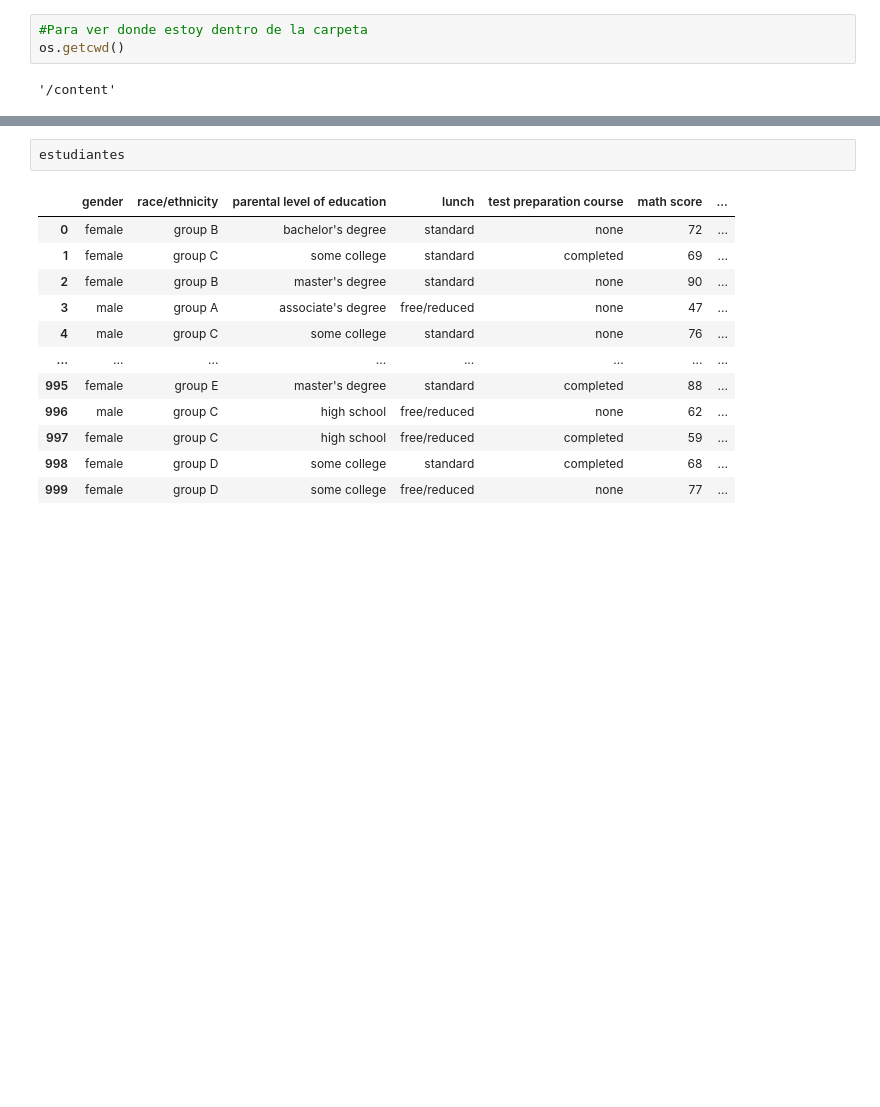
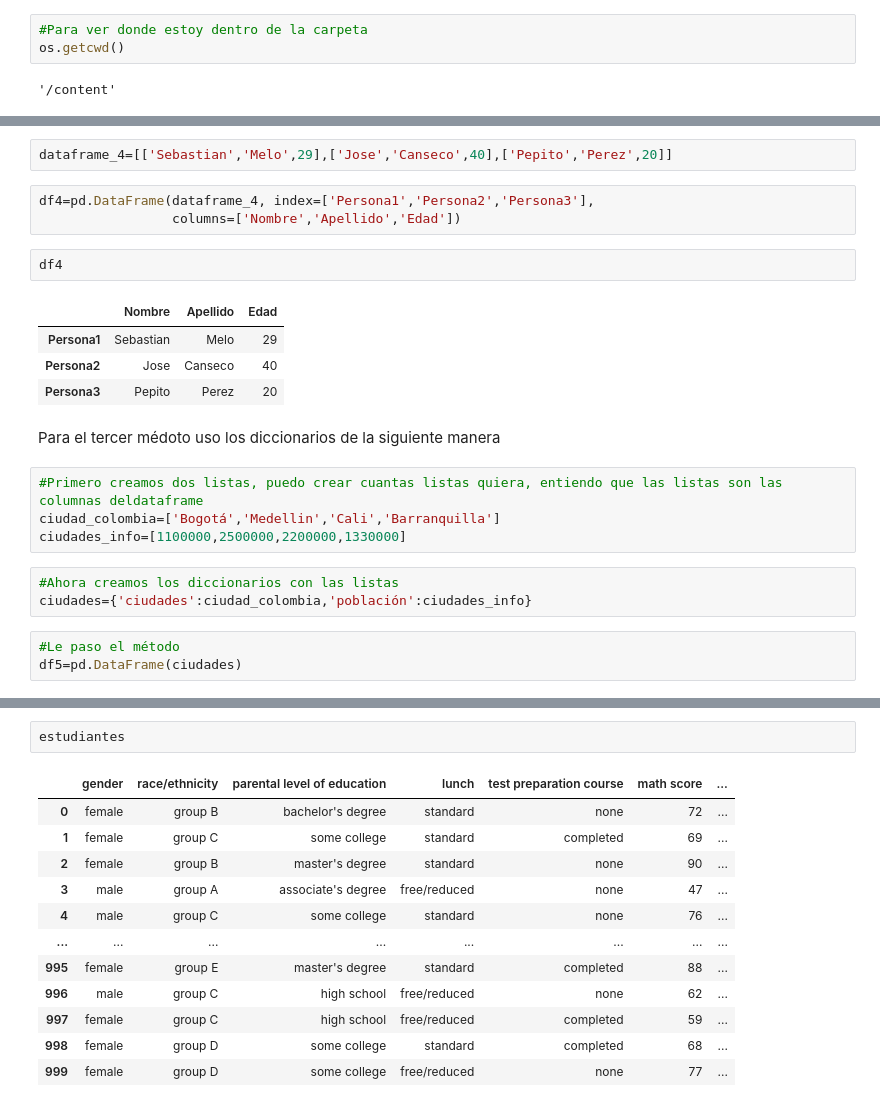
Before and after one commit to nomo82/python, a Jupyter notebook: Python_2.ipynb, the cells around one changed output, grey strips where cells are left out. Cells and saved outputs as stored; diff of their text form; blank space fills up the shorter version.

```diff
--- a/Python_2.ipynb
+++ b/Python_2.ipynb
@@ -158,0 +75,24 @@ estudiantes=pd.read_csv("/content/drive/MyDrive/StudentsPerformance (1) (1).csv"
+# %%
+dataframe_4=[['Sebastian','Melo',29],['Jose','Canseco',40],['Pepito','Perez',20]]
+# %%
+df4=pd.DataFrame(dataframe_4, index=['Persona1','Persona2','Persona3'],
+                 columns=['Nombre','Apellido','Edad'])
+# %%
+df4
+# %% [output]
+|  | Nombre | Apellido | Edad |
+| Persona1 | Sebastian | Melo | 29 |
+| Persona2 | Jose | Canseco | 40 |
+| Persona3 | Pepito | Perez | 20 |
+# %% [markdown]
+Para el tercer médoto uso los diccionarios de la siguiente manera
+# %%
+#Primero creamos dos listas, puedo crear cuantas listas quiera, entiendo que las listas son las columnas deldataframe
+ciudad_colombia=['Bogotá','Medellin','Cali','Barranquilla']
+ciudades_info=[1100000,2500000,2200000,1330000]
+# %%
+#Ahora creamos los diccionarios con las listas
+ciudades={'ciudades':ciudad_colombia,'población':ciudades_info}
+# %%
+#Le paso el método
+df5=pd.DataFrame(ciudades)
```
Also changed, not shown: parts of 91 cells of this notebook.
